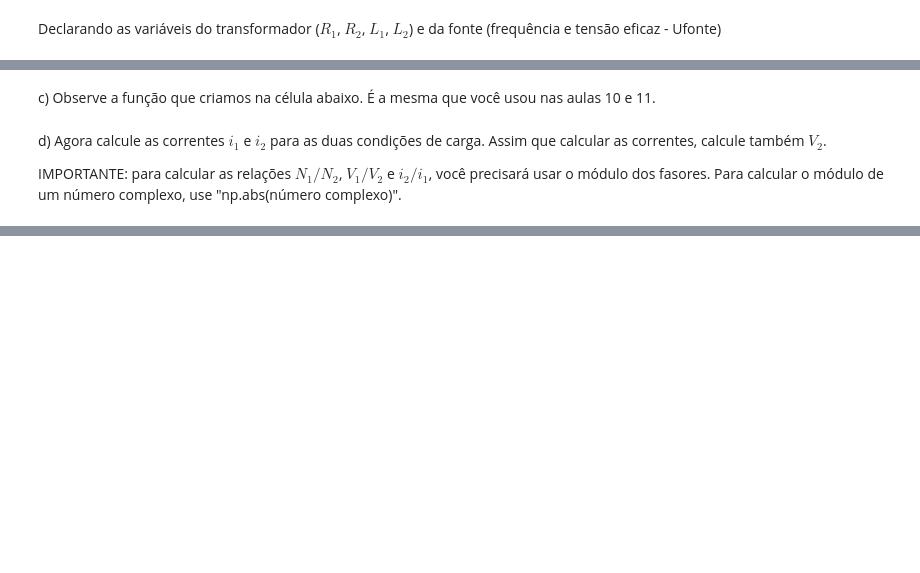
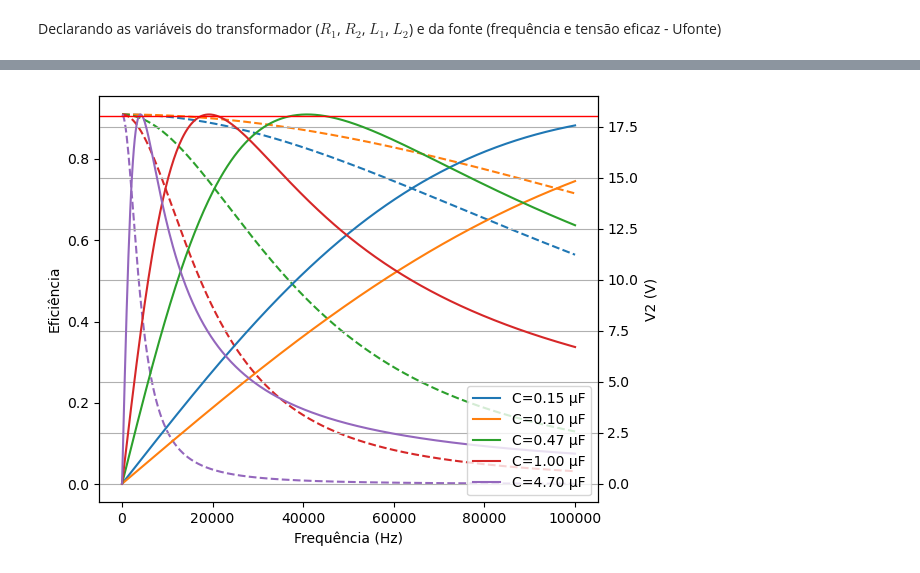
Before and after one commit to GustavoTBraga/Projeto-de-Emag, a Jupyter notebook: simulacao.ipynb, the cells around one changed output, grey strips where cells are left out. Saved outputs shown, nothing was run; the diff lists cells and outputs as text; code cells hidden in the pictures; blank space fills up the shorter version.

```diff
--- a/simulacao.ipynb
+++ b/simulacao.ipynb
@@ -67,2 +13,0 @@ XL2 = 1j*w*L2
-# %% [markdown]
-c) Observe a função que criamos na célula abaixo. É a mesma que você usou nas aulas 10 e 11.
@@ -69,16 +29,74 @@ c) Observe a função que criamos na célula abaixo. É a mesma que você usou n
 # %%
-def CalcularCorrentesEmSerie(Uf, Rc):
-    Z=np.array([[R1+XL1+XC1, -XM],[-XM, XL2+XC2+R2+Rc]])
+def CalcularCorrentesEmSerie(Uf, Rdc, Rc, XC, XL, XM):
+    Z=np.array([[Rdc+XL+XC, -XM],[-XM, XL+XC+Rdc+Rc]])
     V=np.array([Uf,0])
     i=np.dot(linalg.inv(Z),V)
     return i[0], i[1]
 
-def CalcularCorrentesEmParalelo(Uf, Rc):
-    Z=np.array([[R1+XL1+XC1, -XM],[-XM, (XL2+R2)+((XC2*Rc)/(XC2+Rc))]])
+def CalcularCorrentesEmParalelo(Uf, Rdc, Rc, XC, XL, XM):
+    Z=np.array([[Rdc+XL+XC, -XM],[-XM, (XL+Rdc)+((XC*Rc)/(XC+Rc))]])
     V=np.array([Uf,0])
     i=np.dot(linalg.inv(Z),V)
     return i[0], i[1]
-# %% [markdown]
-d) Agora calcule as correntes $i_1$ e $i_2$ para as duas condições de carga. Assim que calcular as correntes, calcule também $V_2$.
-
-IMPORTANTE: para calcular as relações $N_1/N_2$, $V_1/V_2$ e $i_2/i_1$, você precisará usar o módulo dos fasores. Para calcular o módulo de um número complexo, use "np.abs(número complexo)".
+# %%
+
+lista_capacitancias = [150*10**(-9), 0.1*10**(-6), 0.47*10**(-6), 10**(-6), 4.7*10**(-6)]
+
+# lista de frequências de ressonância(de 0 a 100kHz)
+frequencias = np.linspace(1, 100000, 500)
+
+fig, ax1 = plt.subplots()
+ax1.set_xlabel('Frequência (Hz)')
+ax1.set_ylabel('Eficiência')
+
+ax2 = ax1.twinx()
+ax2.set_ylabel('V2 (V)')
+
+lista_x_pontos = []
+
+# Em série
+for C in lista_capacitancias:
+    #print(f'Para a capacitância de {C} μF:')
+
+    lista_eficiencia = []
+    lista_V2 = []
+
+    print(f'Para a capacitância de {C*1e6:.2f} µF')
+
+    for fr in frequencias:
+        w = 2*pi*fr
+        L = 1/(w**2*C)
+        XL = 1j*w*L
+        M = k*L
+        XM = 1j*w*M
+        XC = 1/(1j*w*C)
+
+        i1, i2 = CalcularCorrentesEmSerie(V1, Rdc, Rcarga, XC, XL, XM)
+
+        V2 = i2*Rcarga
+        lista_V2.append(abs(V2))
+
+        if (abs(abs(V2) - 18) < 0.01):
+            lista_x_pontos.append(fr)
+            print(f'    Indutância: {L*1e6:.2f} µH')
+
+        Pot_saida = np.real(V2*i2.conjugate()*(1/2))
+        Pot_entrada = np.real(V1*i1.conjugate()*(1/2))
+
+        Eficiencia = Pot_saida/Pot_entrada
+        lista_eficiencia.append(Eficiencia)
+
+
+
+    ax1.plot(frequencias, lista_eficiencia, "--",)
+
+    ax2.plot(frequencias, lista_V2, label=f'C={C*1e6:.2f} µF')
+
+fig.tight_layout()
+ax2.axhline(18, color='red', linewidth=1)
+#for x in lista_x_pontos:
+#    ax2.axvline(x, color='red', linewidth=1)
+plt.legend()
+plt.grid()
+plt.show()
+# %% [output]
@@ -84,0 +114 @@ IMPORTANTE: para calcular as relações $N_1/N_2$, $V_1/V_2$ e $i_2/i_1$, você
+[figure, added]
```
Also changed, not shown: parts of 9 cells of this notebook, 1 other file.
